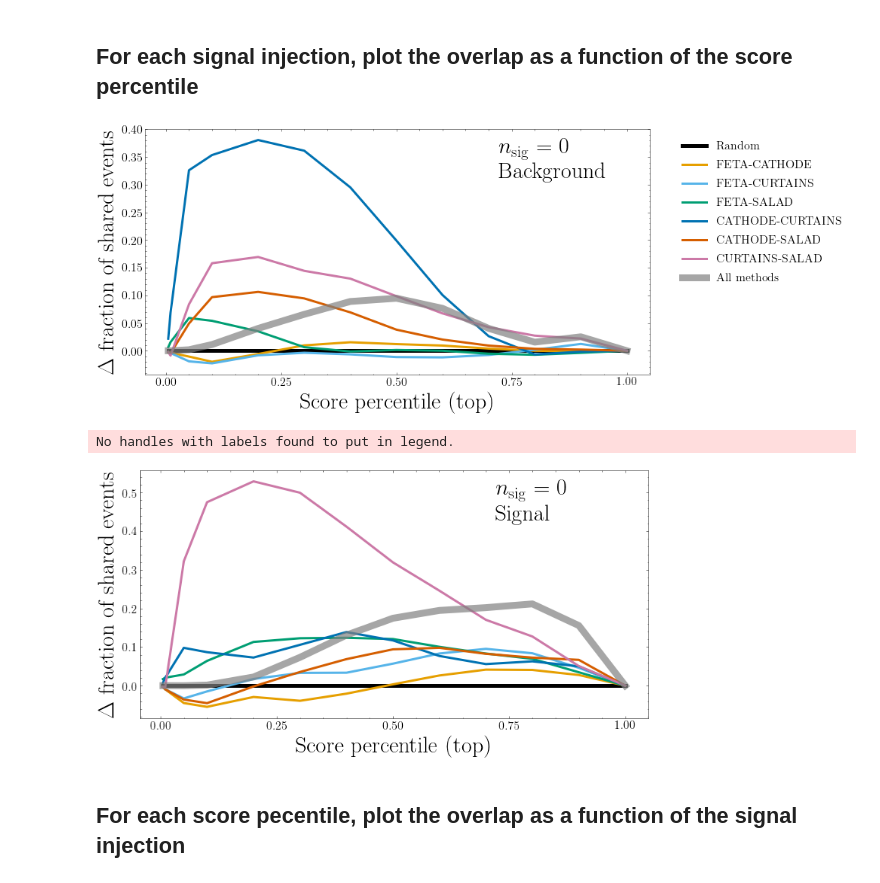
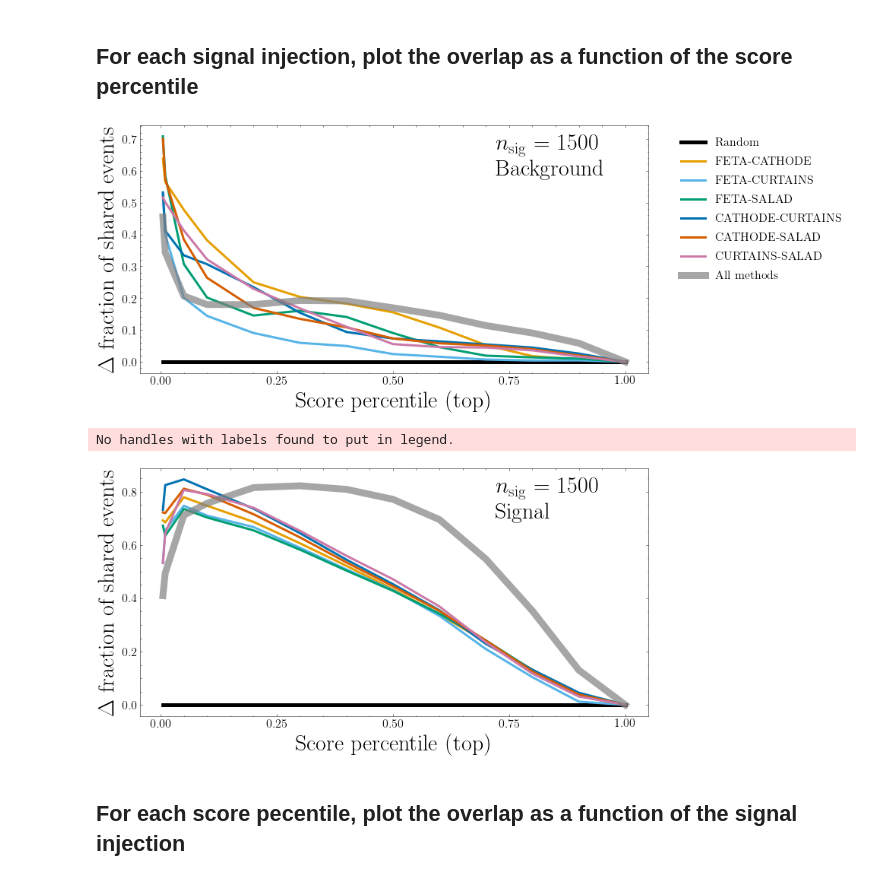
Before and after one commit to rmastand/synthetic_SM_AD, a Jupyter notebook: get_frac_shared_events.ipynb, the cells around one changed output. Drawn from its saved outputs; the diff is of its cells as text; code cells hidden in the pictures.

```diff
--- a/get_frac_shared_events.ipynb
+++ b/get_frac_shared_events.ipynb
@@ -16,12 +16,12 @@ plt.style.use("science.mplstyle")
 
 dpi = 800
 # %%
-scatterplot_dir = "/global/ml4hep/spss/rrmastandrea/synth_SM_AD/NF_results_SSS/"
+scatterplot_dir = "/global/ml4hep/spss/rrmastandrea/synth_SM_AD/NF_results_wide/"
 
 
-n_seed = 1 # just want one seed to compare scores I think
+n_seed = 10 # seeds to avergae over
 
-num_bkg = 340000
+num_bkg = 320000
 num_sig = 20000
 # %%
 # Load in the data
@@ -34,13 +34,17 @@ synth_ids = ["feta", "cathode", "curtains", "salad"]
 
 summary_dict_bkg, summary_dict_sig = {}, {}
 
-
 # load in and concatentate data
 for nn in num_signals_to_inject:
 
     all_results_bkg, all_results_sig = load_in_data(nn, num_bkg, "StandardScale", synth_ids, n_seed, scatterplot_dir)
-    concatenated_results_bkg, concatenated_results_sig = concatenate_scatterplot_data(all_results_bkg, all_results_sig, synth_ids, n_seed)
+    # average over the seeds
+    concatenated_results_bkg = {iid:0 for iid in synth_ids}
+    concatenated_results_sig = {iid:0 for iid in synth_ids}
 
+    for iid in synth_ids:
+        concatenated_results_bkg[iid] = np.mean([all_results_bkg[iid][seed_NN] for seed_NN in range(n_seed)], axis = 0)
+        concatenated_results_sig[iid] = np.mean([all_results_sig[iid][seed_NN] for seed_NN in range(n_seed)], axis = 0)
     summary_dict_bkg[nn] = concatenated_results_bkg
     summary_dict_sig[nn] = concatenated_results_sig
 # %%
@@ -177,7 +199,8 @@ plot_residuals = True
 
 l = 3
 
-num_to_plot = 0
+num_to_plot = 1500
+
 
 
 """
@@ -233,35 +256,35 @@ else:
 k = 0
 for i, id_1 in enumerate(synth_ids):
     for j, id_2 in enumerate(synth_ids[i+1:]):
         pair_id = id_1 + "_" + id_2
         plot_label = id_1.upper() + "-" + id_2.upper()
         if plot_residuals:
             ax.plot(percentiles, pairs_overlap_sig[pair_id][num_to_plot]-random_overlap, label = '_nolegend_', linewidth = l, color = colors[k])
         else:
             ax.plot(percentiles, pairs_overlap_sig[pair_id][num_to_plot], label = '_nolegend_', linewidth = l, color = colors[k])
         k += 1
 if plot_residuals:
     ax.plot(percentiles, all_overlap_sig[num_to_plot]-random_overlap_4, label = '_nolegend_', linewidth = l*3, color = "grey", alpha = 0.7)
 else:
     ax.plot(percentiles, all_overlap_sig[num_to_plot], label = '_nolegend_', linewidth = l*3, color = "grey", alpha = 0.7)
 ax.legend(fontsize = small_font, bbox_to_anchor=(1.4, 1))
 ax.set_xlabel("Score percentile (top)", fontsize = fontsize)
 ax.set_xticks(ticks=[0, 0.25, 0.5, .75, 1])
 ax.tick_params(axis='both', which='major', labelsize=small_font)
 ax.text(.7, 0.8, f"$n_\\mathrm{{sig}}$ = {num_to_plot}\nSignal", fontsize = fontsize, transform = ax.transAxes)
 if plot_residuals:
     ax.set_ylabel("$\Delta$ fraction of shared events", fontsize = fontsize)
 else:
     ax.set_ylabel("Fraction of shared events", fontsize = fontsize)
 
 
 plt.show()
 
 fig.savefig(f"plots/unification_sig_{num_to_plot}.pdf", dpi = dpi)
 # %% [output]
-[figure, old version]
+[figure, new version]
 No handles with labels found to put in legend.
-[figure, old version]
+[figure, new version]
 # %% [markdown]
 ## For each score pecentile, plot the overlap as a function of the signal injection
 # %%
```
Also changed, not shown: parts of 2 cells of this notebook.
